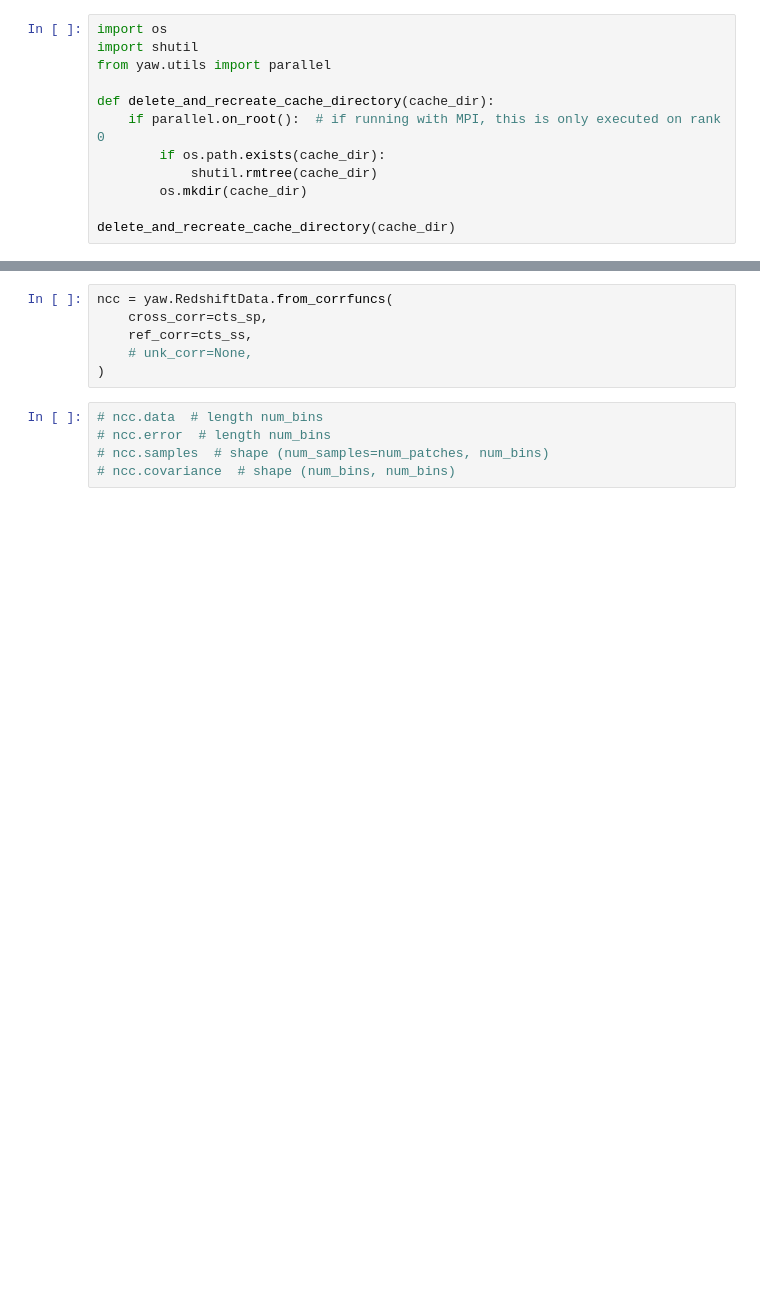
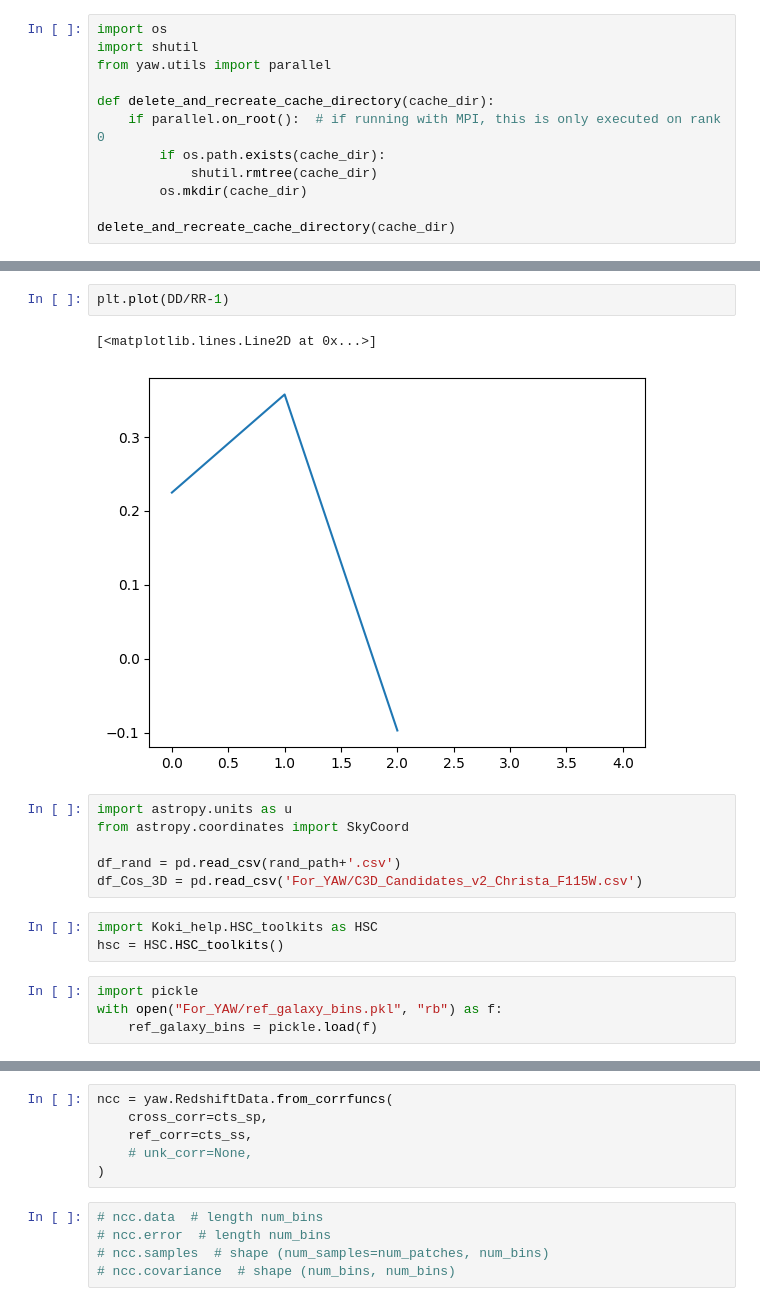
Before and after one commit to AndreasSvaerke/Mastercode_new, a Jupyter notebook: Yet_Another_Wizz.ipynb, the cells around one changed output, grey strips where cells are left out. Drawn from its saved outputs; the diff is of its cells as text; blank space fills up the shorter version.

```diff
--- a/Yet_Another_Wizz.ipynb
+++ b/Yet_Another_Wizz.ipynb
@@ -227,0 +249,18 @@ processed 35/35 (100%) t=0m02.78s
+# %%
+plt.plot(DD/RR-1)
+# %% [output]
+[<matplotlib.lines.Line2D at 0x...>]
+[figure, added]
+# %%
+import astropy.units as u
+from astropy.coordinates import SkyCoord
+
+df_rand = pd.read_csv(rand_path+'.csv')
+df_Cos_3D = pd.read_csv('For_YAW/C3D_Candidates_v2_Christa_F115W.csv')
+# %%
+import Koki_help.HSC_toolkits as HSC
+hsc = HSC.HSC_toolkits()
+# %%
+import pickle
+with open("For_YAW/ref_galaxy_bins.pkl", "rb") as f:
+    ref_galaxy_bins = pickle.load(f)
```
Also changed, not shown: parts of 33 cells of this notebook, 1 other file.
